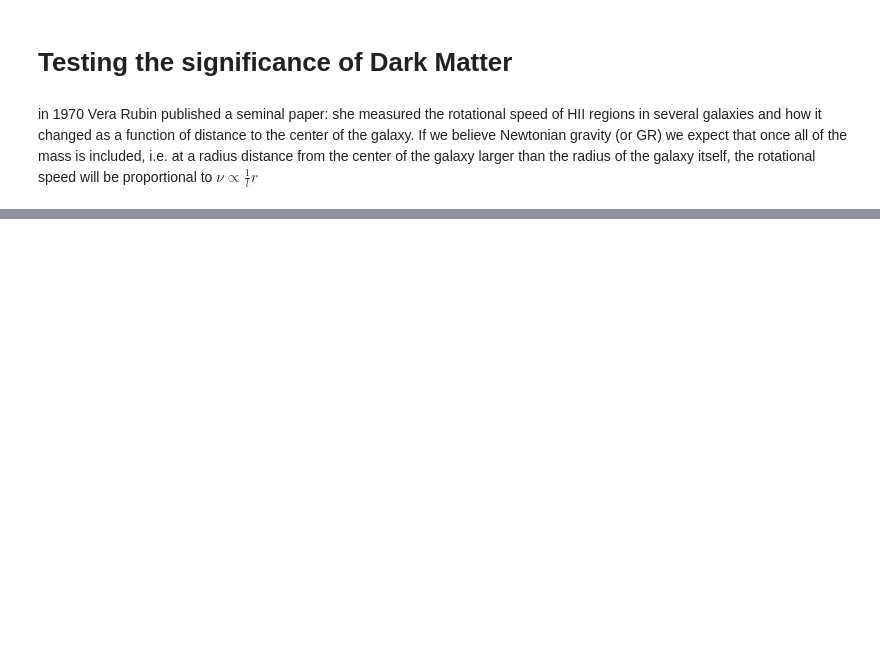
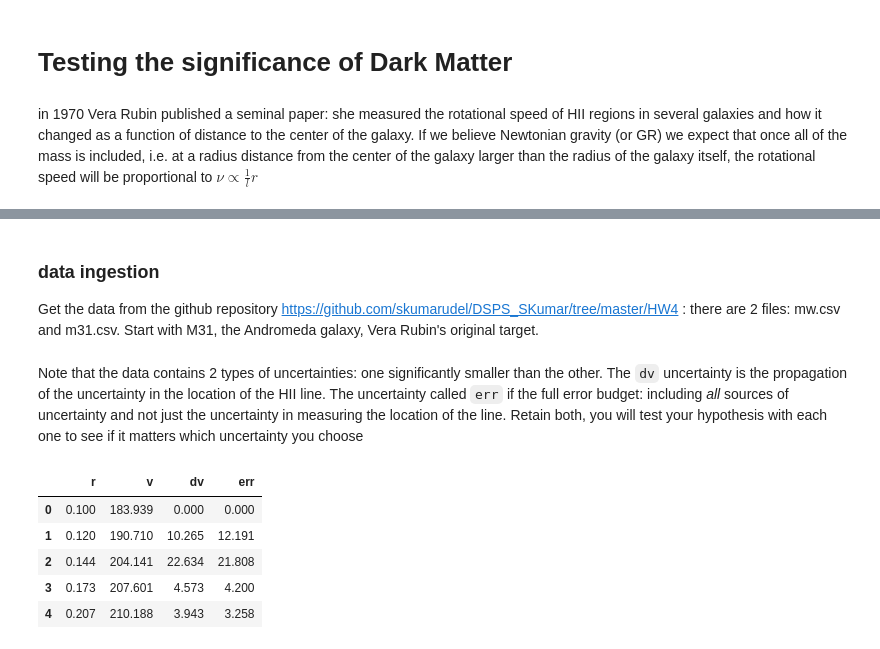
Before and after one commit to skumarudel/DSPS_SKumar, a Jupyter notebook: HW4/GalRotation.ipynb, the cells around one changed output, grey strips where cells are left out. Cells and saved outputs as stored; diff of their text form; code cells hidden in the pictures; blank space fills up the shorter version.

````diff
--- a/HW4/GalRotation.ipynb
+++ b/HW4/GalRotation.ipynb
@@ -15,0 +76,15 @@ in 1970 Vera Rubin published a seminal paper: she measured the rotational speed
+# %% [markdown]
+### data ingestion
+Get the data from the github repository https://github.com/skumarudel/DSPS_SKumar/tree/master/HW4 : there are 2 files: mw.csv and m31.csv. Start with M31, the Andromeda galaxy, Vera Rubin's original target.
+# %% [markdown]
+Note that the data contains 2 types of uncertainties: one significantly smaller than the other. The ```dv``` uncertainty is the propagation of the uncertainty in the location of the HII line. The uncertainty called ```err``` if the full error budget:  including _all_ sources of uncertainty and not just the uncertainty in measuring the location of the line. Retain both, you will test your hypothesis with each one to see if it matters which uncertainty you choose
+# %%
+m31 = pd.read_csv('https://raw.githubusercontent.com/skumarudel/DSPS_SKumar/master/HW4/m31.csv', comment='#', header=None, names=['r', 'v', 'dv', 'err'])
+m31.head()
+# %% [output]
+|  | r | v | dv | err |
+| 0 | 0.100 | 183.939 | 0.000 | 0.000 |
+| 1 | 0.120 | 190.710 | 10.265 | 12.191 |
+| 2 | 0.144 | 204.141 | 22.634 | 21.808 |
+| 3 | 0.173 | 207.601 | 4.573 | 4.200 |
+| 4 | 0.207 | 210.188 | 3.943 | 3.258 |
````
Also changed, not shown: parts of 22 cells of this notebook.
